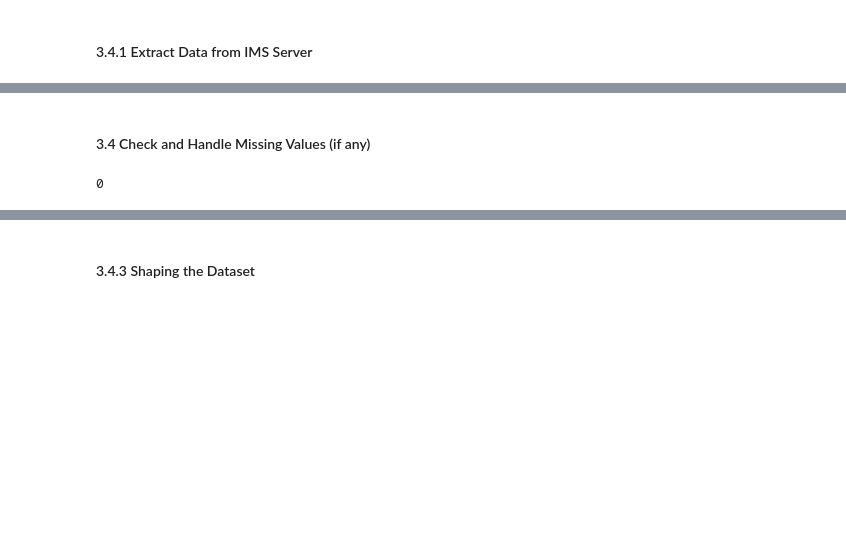
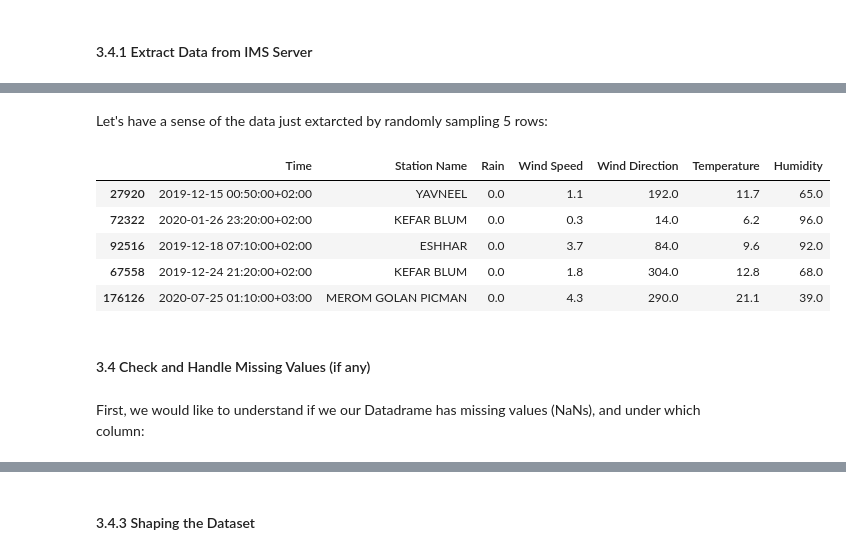
Before and after one commit to elront/Data_Science_Project_Proposal, a Jupyter notebook: Data_science_workshop_project_proposal.ipynb, the cells around one changed output, grey strips where cells are left out. Drawn from its saved outputs; the diff is of its cells as text; code cells hidden in the pictures; blank space fills up the shorter version.

```diff
--- a/Data_science_workshop_project_proposal.ipynb
+++ b/Data_science_workshop_project_proposal.ipynb
@@ -448,7 +438,15 @@ Succefully rertived ZEFAT HAR KENAAN meterological data from IMS server..
+# %% [markdown]
+Let's have a sense of the data just extarcted by randomly sampling 5 rows:
+# %%
+meterological_df.sample(5)
+# %% [output]
+|  | Time | Station Name | Rain | Wind Speed | Wind Direction | Temperature | Humidity |
+| 27920 | 2019-12-15 00:50:00+02:00 | YAVNEEL | 0.0 | 1.1 | 192.0 | 11.7 | 65.0 |
+| 72322 | 2020-01-26 23:20:00+02:00 | KEFAR BLUM | 0.0 | 0.3 | 14.0 | 6.2 | 96.0 |
+| 92516 | 2019-12-18 07:10:00+02:00 | ESHHAR | 0.0 | 3.7 | 84.0 | 9.6 | 92.0 |
+| 67558 | 2019-12-24 21:20:00+02:00 | KEFAR BLUM | 0.0 | 1.8 | 304.0 | 12.8 | 68.0 |
+| 176126 | 2020-07-25 01:10:00+03:00 | MEROM GOLAN PICMAN | 0.0 | 4.3 | 290.0 | 21.1 | 39.0 |
 # %% [markdown]
 #### 3.4 Check and Handle Missing Values (if any)
-# %%
-# Make sure we are not missing any data.
-meterological_df.isna().sum().sum()
-# %% [output]
-0
+# %% [markdown]
+First, we would like to understand if we our Datadrame has missing values (NaNs), and under which column:
```
Also changed, not shown: parts of 18 cells of this notebook.
